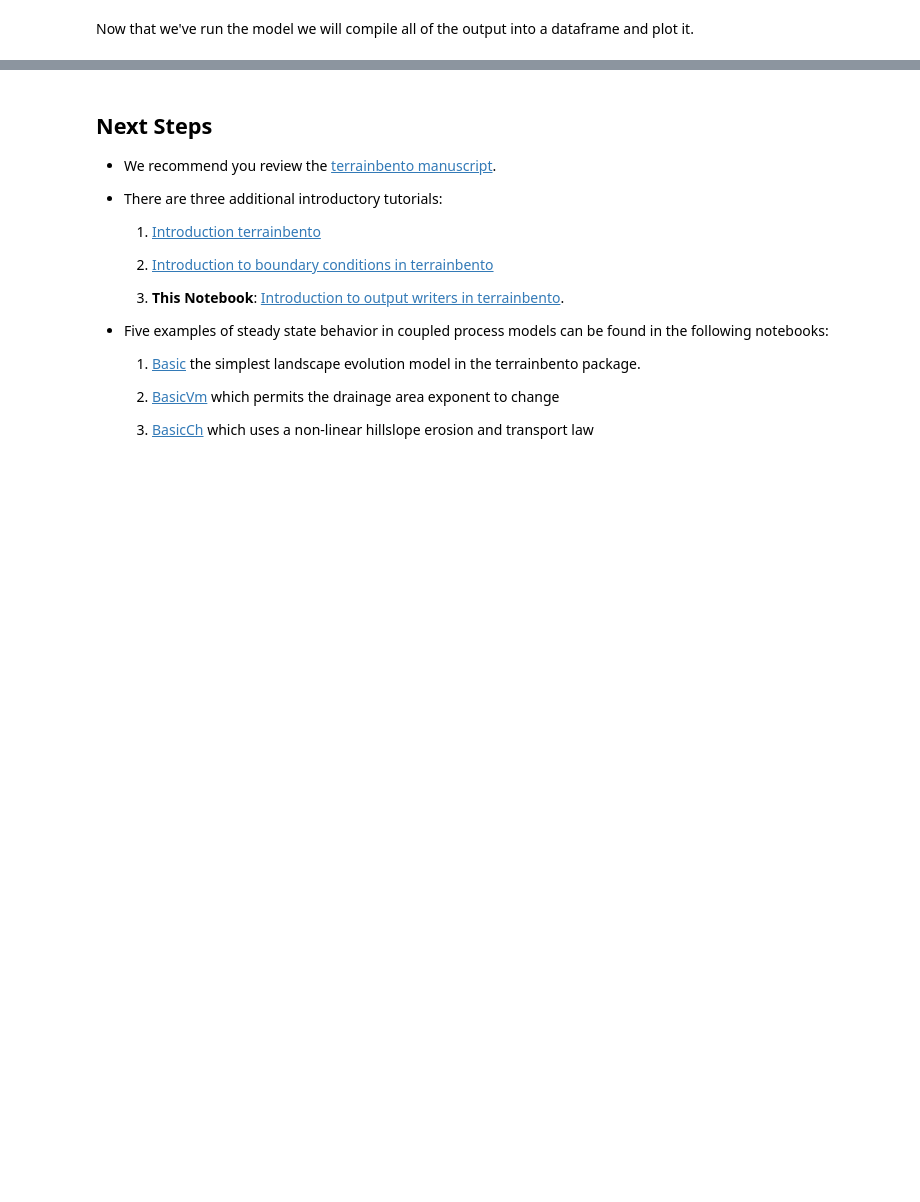
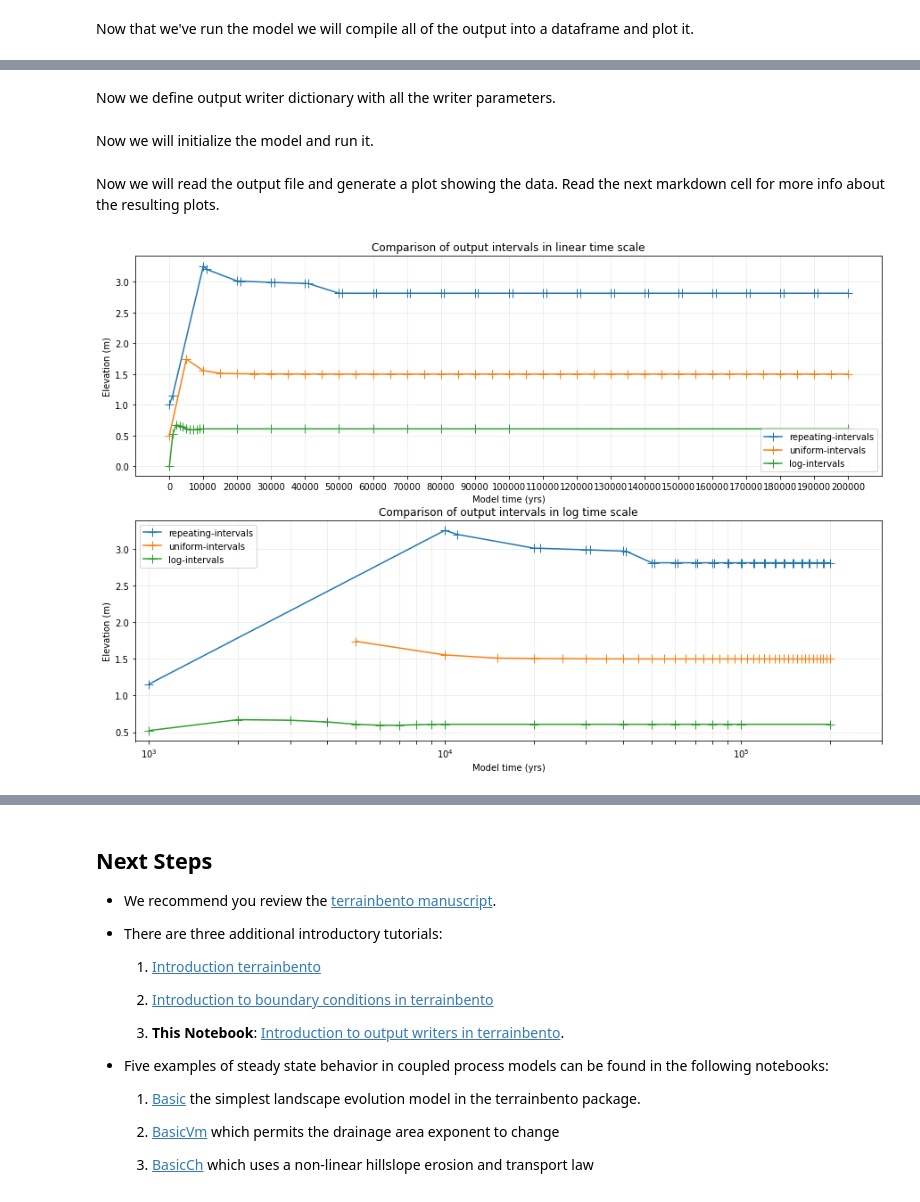
Before and after one commit to TerrainBento/terrainbento, a Jupyter notebook: notebooks/example_usage/introduction_to_output_writers.ipynb, the cells around one changed output, grey strips where cells are left out. Drawn from its saved outputs; the diff is of its cells as text; code cells hidden in the pictures; blank space fills up the shorter version.

```diff
--- a/notebooks/example_usage/introduction_to_output_writers.ipynb
+++ b/notebooks/example_usage/introduction_to_output_writers.ipynb
@@ -311,0 +560,2 @@ df.head()
+# %% [markdown]
+Now we define output writer dictionary with all the writer parameters.
@@ -311,0 +583,64 @@ df.head()
+# %% [markdown]
+Now we will initialize the model and run it.
+# %%
+basic = Basic.from_dict(basic_params, output_writers=output_writers_params)
+basic.run()
+# %% [markdown]
+Now we will read the output file and generate a plot showing the data. Read the next markdown cell for more info about the resulting plots.
+# %%
+# Define a function to read all the txt filepaths from a writer
+# Return the data in a Pandas Dataframe
+def read_filepaths(ow_name):
+    filepaths = basic.get_output(extension='txt', writer=ow_name)
+
+    data_dict = {}
+    for fp in filepaths:
+        time_str = re.search('time-\d+\.\d+', fp)[0]
+        model_time = float(time_str[5:])
+        with open(fp, 'r') as f:
+            value = float(f.readline())
+            data_dict[model_time] = {ow_name: value}
+
+    df = pd.DataFrame(data_dict).T
+    df.index.name = 'Model time (yrs)'
+
+    return df
+
+# Now read the data from the three writers and concatenate them into one large dataframe
+ow_names = ['repeating-intervals', 'uniform-intervals', 'log-intervals']
+frames = []
+for name in ow_names:
+    frames.append(read_filepaths(name))
+data = pd.concat(frames)
+
+# Clean up the files now that we have read the data.
+basic.remove_output()
+
+# Create the figure.
+fig, axes = plt.subplots(2, 1, figsize=(15,10))
+ax1, ax2 = axes
+
+# Plot the data.
+# Pandas plotting has a minor bug which throws matplotlib deprecation warnings. Ignore them.
+with warnings.catch_warnings():
+    warnings.simplefilter("ignore", category=mpl.MatplotlibDeprecationWarning)
+    data.plot(ax=ax1, marker='+', markersize=10)
+    data[data.index > 0].plot(ax=ax2, marker='+', markersize=10, logx=True)
+
+
+# Format the linear scale plot
+ax1.set_title("Comparison of output intervals in linear time scale")
+ax1.grid(alpha=0.25)
+ax1.set_xticks(range(0, 2*10**5+1, 10**4))
+ax1.set_ylabel("Elevation (m)")
+
+# Format the log scale plot
+ax2.set_title("Comparison of output intervals in log time scale")
+ax2.grid(alpha=0.25)
+ax2.set_xticks([i*10**p for p in [3,4,5] for i in [1,2,3,4,5,6,7,8,9]])
+ax2.set_xlim((0.9*10**3, 300*10**3))
+ax2.set_ylabel("Elevation (m)")
+
+plt.show()
+# %% [output]
+[figure, added]
```
Also changed, not shown: parts of 23 cells of this notebook, 3 other files.
